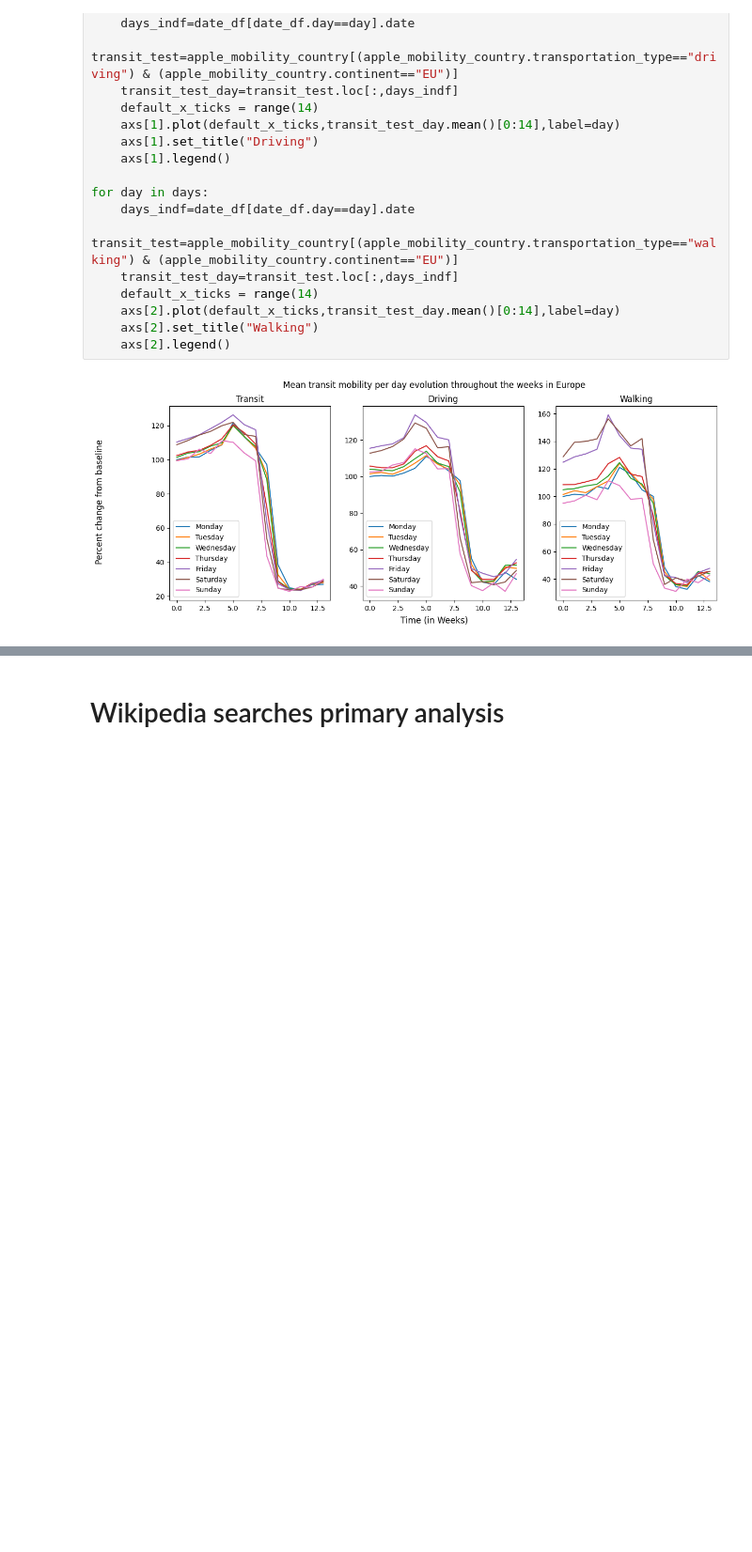
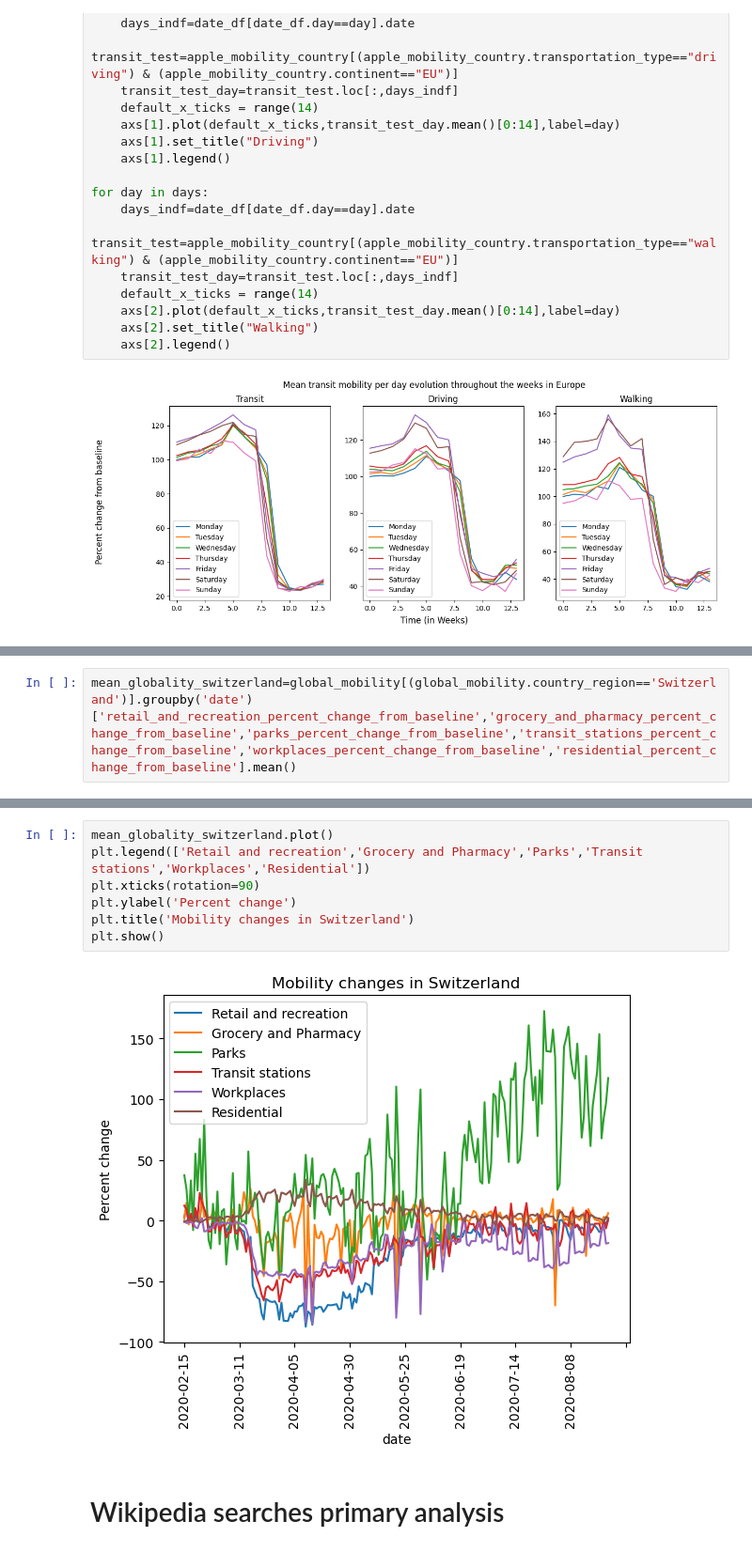
Before and after one commit to epfl-ada/ada-2022-project-bradafromanadamada, a Jupyter notebook: MilestoneP2.ipynb, the cells around one changed output, grey strips where cells are left out. Shown at 94% size. Cells and saved outputs as stored; diff of their text form; blank space fills up the shorter version.

```diff
--- a/MilestoneP2.ipynb
+++ b/MilestoneP2.ipynb
@@ -281,0 +303,2 @@ for day in days:
+# %%
+mean_globality_switzerland=global_mobility[(global_mobility.country_region=='Switzerland')].groupby('date')['retail_and_recreation_percent_change_from_baseline','grocery_and_pharmacy_percent_change_from_baseline','parks_percent_change_from_baseline','transit_stations_percent_change_from_baseline','workplaces_percent_change_from_baseline','residential_percent_change_from_baseline'].mean()
@@ -282,3 +313,12 @@ for day in days:
+# %%
+mean_globality_switzerland.plot()
+plt.legend(['Retail and recreation','Grocery and Pharmacy','Parks','Transit stations','Workplaces','Residential'])
+plt.xticks(rotation=90)
+plt.ylabel('Percent change')
+plt.title('Mobility changes in Switzerland')
+plt.show()
+# %% [output]
+[figure, added]
 # %% [markdown]
 # Wikipedia searches primary analysis
 # %%
```
Also changed, not shown: parts of 3 cells of this notebook.
